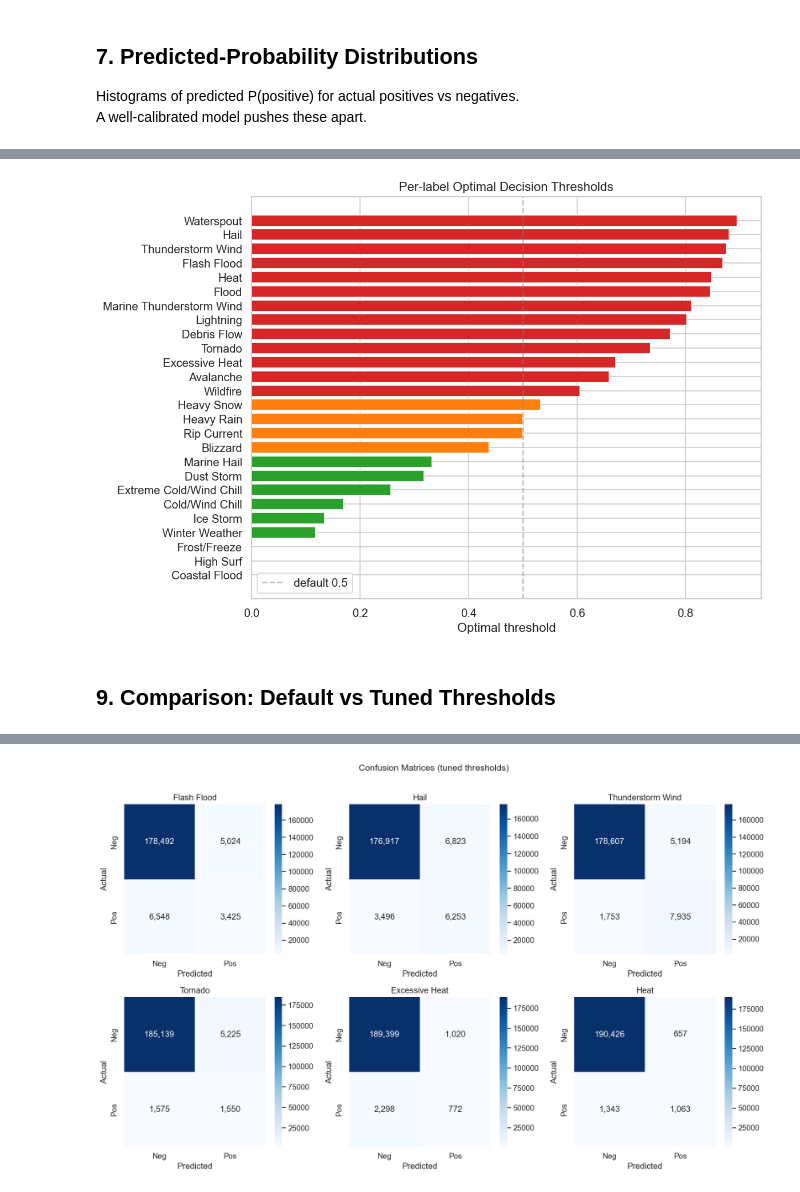
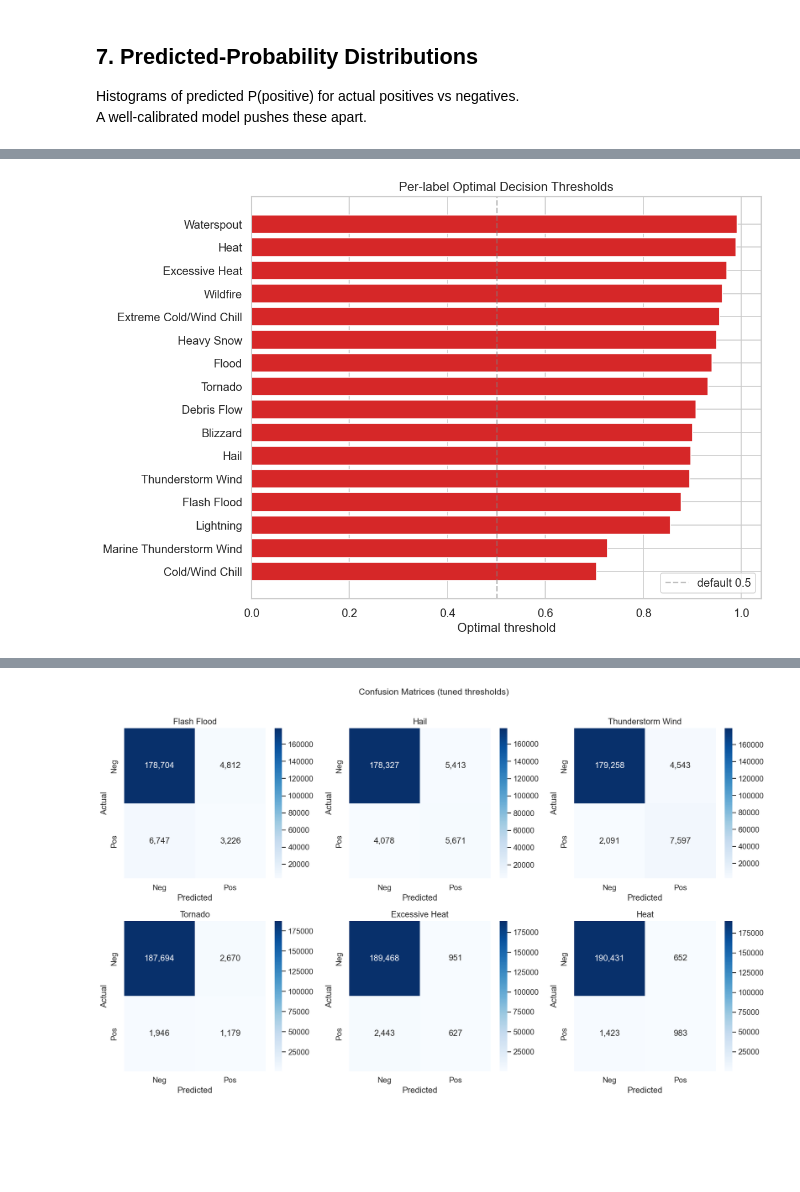
Before and after one commit to shikha-16/cascading-disaster-prediction, a Jupyter notebook: notebooks/02_xgboost_multilabel_training.ipynb, the cells around one changed output, grey strips where cells are left out. Cells and saved outputs as stored; diff of their text form; code cells hidden in the pictures; blank space fills up the shorter version.

Commit message:
tuned threholds, saving models

```diff
--- a/notebooks/02_xgboost_multilabel_training.ipynb
+++ b/notebooks/02_xgboost_multilabel_training.ipynb
@@ -30,7 +30,7 @@ plt.rcParams['figure.dpi'] = 120
 # %% [markdown]
 ## 1. Load Prepared Data
 # %%
-DATA_DIR = Path('../chronological_prepared_data')
+DATA_DIR = Path('../data/chronological_prepared_data')
 
 X_train = np.load(DATA_DIR / 'X_train.npy')
 X_test  = np.load(DATA_DIR / 'X_test.npy')
@@ -173,8 +176,9 @@ heat events are significantly more prevalent (Excessive Heat: ~1.8% train
 # %%
 from sklearn.model_selection import ParameterSampler
 
-MAX_SPW = 30            # cap scale_pos_weight to avoid over-predicting rare labels
-MIN_POS_SAMPLES = 100   # skip labels with too few positives to learn from
+MAX_SPW = 30              # cap scale_pos_weight to avoid over-predicting rare labels
+MIN_POS_FRAC = 0.0005     # skip labels with < 0.05% of training samples
+NEG_SUBSAMPLE_RATIO = 5   # keep at most 5× negatives per positive during training
 
 # Shared (fixed) params
 FIXED_PARAMS = dict(
@@ -199,7 +203,7 @@ PARAM_GRID = {
     'reg_lambda':       [1.0, 2.0, 5.0],
 }
 
-N_SEARCH_ITER = 12  # fast search (takes ~2-3 min)
+N_SEARCH_ITER = 12  # fast search
 # %%
 # --- Chronological validation split (tail-end of training data) ---
 # Since prepare_data already sorted train chronologically, the last 10%
@@ -559,27 +690,0 @@ one that maximises F1.  Thresholds are **never** tuned on test data to avoid lea
-# %%
-optimal_thresholds = np.full(n_labels, 0.5)
-
-# Tune thresholds on VALIDATION set (not test) to avoid data leakage
-for i, label in enumerate(target_names):
-    if y_val[:, i].sum() == 0:
-        continue
-    precs, recs, threshs = precision_recall_curve(y_val[:, i], y_prob_val[:, i])
-    f1s = 2 * precs * recs / (precs + recs + 1e-8)
-    best = np.argmax(f1s)
-    if best < len(threshs):
-        optimal_thresholds[i] = threshs[best]
-
-print("Tuned thresholds (from validation set):")
-for lbl, thr in sorted(zip(target_names, optimal_thresholds), key=lambda x: x[1]):
-    print(f"  {lbl:30s}  {thr:.4f}")
-
-# Apply tuned thresholds to test set
-y_pred_tuned = (y_prob >= optimal_thresholds).astype(int)
-
-overall_tuned, perlabel_tuned = compute_all_metrics(y_test, y_pred_tuned, y_prob, target_names)
-
-print('\n=== Overall (tuned thresholds, applied to test) ===')
-for k, v in overall_tuned.items():
-    print(f'  {k:20s} {v:.4f}')
-
-print(f"\nF1 macro: {overall_default['f1_macro']:.4f}  ->  {overall_tuned['f1_macro']:.4f}")
@@ -604,19 +697,20 @@ F1 macro: 0.1719  ->  0.2281
 # %%
-# --- Visualise optimal thresholds ---
-thresh_df = pd.DataFrame({'label': target_names, 'threshold': optimal_thresholds})
+# --- Visualise optimal thresholds (trained labels only) ---
+thresh_df = pd.DataFrame({
+    'label': [target_names[i] for i in trained_idx],
+    'threshold': [optimal_thresholds[i] for i in trained_idx]
+})
 thresh_df = thresh_df.sort_values('threshold', ascending=True)
 
 fig, ax = plt.subplots(figsize=(10, 7))
 colors = ['#2ca02c' if t < 0.4 else '#ff7f0e' if t < 0.6 else '#d62728'
           for t in thresh_df['threshold']]
 ax.barh(thresh_df['label'], thresh_df['threshold'], color=colors)
 ax.axvline(0.5, ls='--', color='gray', alpha=.5, label='default 0.5')
 ax.set_xlabel('Optimal threshold')
 ax.set_title('Per-label Optimal Decision Thresholds')
 ax.legend()
 plt.tight_layout()
 plt.show()
 # %% [output]
-[figure, old version]
+[figure, new version]
-# %% [markdown]
-## 9. Comparison: Default vs Tuned Thresholds
```
Also changed, not shown: parts of 32 cells of this notebook, 1 other file.
